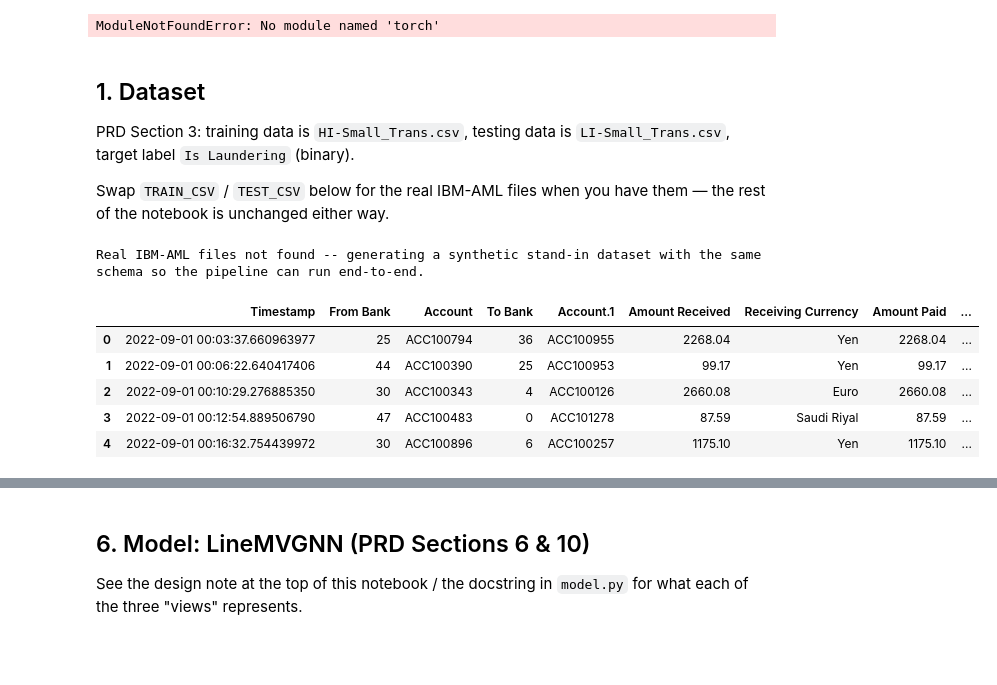
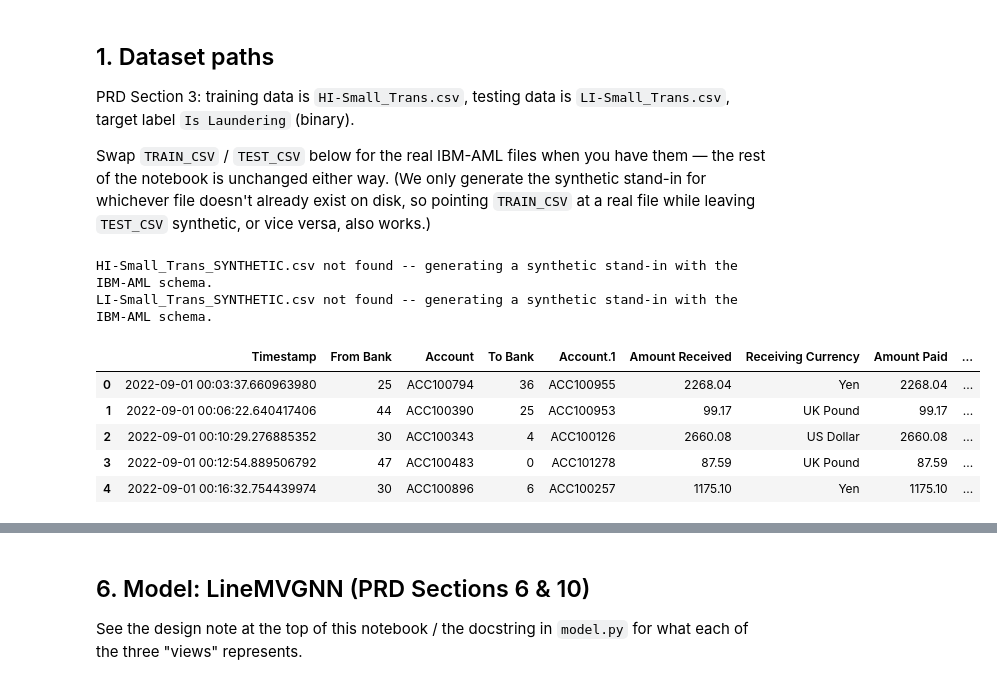
Before and after one commit to Aaditya165/AML-Anomaly-Detection, a Jupyter notebook: notebooks/aml_gnn_pipeline.ipynb, the cells around one changed output, grey strips where cells are left out. Drawn from its saved outputs; the diff is of its cells as text; code cells hidden in the pictures; blank space fills up the shorter version.

```diff
--- a/notebooks/aml_gnn_pipeline.ipynb
+++ b/notebooks/aml_gnn_pipeline.ipynb
@@ -45,54 +61,57 @@ full breakdown of where the run actually spent its time.
 # If a package is missing in your environment, uncomment:
 # !pip install torch torch_geometric networkit pandas numpy scikit-learn plotly streamlit nbformat
 
+import gc
 import time
 import numpy as np
 import pandas as pd
 import torch
 import plotly.express as px
 
+from timing_utils import reset_timing_log, print_timing_report, plot_timing_breakdown, save_timing_log
+from synthetic_data import generate_synthetic_transactions
+from data_processing import load_and_clean, vocab_sizes
+from graph_construction import build_transaction_graph
+from feature_engineering import engineer_all_features
+from pyg_export import build_pyg_data, NUMERIC_FEATURE_COLUMNS
+from neighbor_sampling import SimpleNeighborLoader
+from model import LineMVGNN
+from train import train_model, run_inference, compute_classification_metrics, print_metrics_report
+from aggregation import build_transaction_view, aggregate_accounts
 
-from src.synthetic_data import generate_synthetic_transactions
-from src.data_processing import load_and_clean, vocab_sizes
-from src.graph_construction import build_transaction_graph
-from src.feature_engineering import engineer_all_features
-from src.pyg_export import build_pyg_data, NUMERIC_FEATURE_COLUMNS
-from src.model import LineMVGNN
-from src.train import train_model, run_inference, compute_classification_metrics, print_metrics_report
-from src.aggregation import build_transaction_view, aggregate_accounts
-
-
+reset_timing_log()
 torch.manual_seed(0)
 np.random.seed(0)
-# %% [output]
-ModuleNotFoundError: No module named 'torch'
 # %% [markdown]
-## 1. Dataset
+## 1. Dataset paths
 
 PRD Section 3: training data is `HI-Small_Trans.csv`, testing data is
 `LI-Small_Trans.csv`, target label `Is Laundering` (binary).
 
 Swap `TRAIN_CSV` / `TEST_CSV` below for the real IBM-AML files when you
-have them — the rest of the notebook is unchanged either way.
+have them — the rest of the notebook is unchanged either way. (We only
+generate the synthetic stand-in for whichever file doesn't already exist
+on disk, so pointing `TRAIN_CSV` at a real file while leaving `TEST_CSV`
+synthetic, or vice versa, also works.)
 # %%
-TRAIN_CSV = "data/HI-Small_Trans.csv"
-TEST_CSV = "data/LI-Small_Trans.csv"
+TRAIN_CSV = "HI-Small_Trans_SYNTHETIC.csv"   # <-- point at the real HI-Small_Trans.csv when available
+TEST_CSV = "LI-Small_Trans_SYNTHETIC.csv"    # <-- point at the real LI-Small_Trans.csv when available
 
 import os
-if not (os.path.exists(TRAIN_CSV) and os.path.exists(TEST_CSV)):
-    print("Real IBM-AML files not found -- generating a synthetic stand-in dataset "
-          "with the same schema so the pipeline can run end-to-end.")
-    generate_synthetic_transactions(n_accounts=1500, n_transactions=40000, seed=42)\
-        .to_csv(TRAIN_CSV, index=False)
-    generate_synthetic_transactions(n_accounts=1200, n_transactions=15000, seed=99)\
-        .to_csv(TEST_CSV, index=False)
+if not os.path.exists(TRAIN_CSV):
+    print(f"{TRAIN_CSV} not found -- generating a synthetic stand-in with the IBM-AML schema.")
+    generate_synthetic_transactions(n_accounts=1500, n_transactions=40000, seed=42).to_csv(TRAIN_CSV, index=False)
+if not os.path.exists(TEST_CSV):
+    print(f"{TEST_CSV} not found -- generating a synthetic stand-in with the IBM-AML schema.")
+    generate_synthetic_transactions(n_accounts=1200, n_transactions=15000, seed=99).to_csv(TEST_CSV, index=False)
 
-pd.read_csv(TRAIN_CSV).head()
+pd.read_csv(TRAIN_CSV, nrows=5)
 # %% [output]
-Real IBM-AML files not found -- generating a synthetic stand-in dataset with the same schema so the pipeline can run end-to-end.
+HI-Small_Trans_SYNTHETIC.csv not found -- generating a synthetic stand-in with the IBM-AML schema.
+LI-Small_Trans_SYNTHETIC.csv not found -- generating a synthetic stand-in with the IBM-AML schema.
 |  | Timestamp | From Bank | Account | To Bank | Account.1 | Amount Received | Receiving Currency | Amount Paid | ... |
-| 0 | 2022-09-01 00:03:37.660963977 | 25 | ACC100794 | 36 | ACC100955 | 2268.04 | Yen | 2268.04 | ... |
-| 1 | 2022-09-01 00:06:22.640417406 | 44 | ACC100390 | 25 | ACC100953 | 99.17 | Yen | 99.17 | ... |
-| 2 | 2022-09-01 00:10:29.276885350 | 30 | ACC100343 | 4 | ACC100126 | 2660.08 | Euro | 2660.08 | ... |
-| 3 | 2022-09-01 00:12:54.889506790 | 47 | ACC100483 | 0 | ACC101278 | 87.59 | Saudi Riyal | 87.59 | ... |
-| 4 | 2022-09-01 00:16:32.754439972 | 30 | ACC100896 | 6 | ACC100257 | 1175.10 | Yen | 1175.10 | ... |
+| 0 | 2022-09-01 00:03:37.660963980 | 25 | ACC100794 | 36 | ACC100955 | 2268.04 | Yen | 2268.04 | ... |
+| 1 | 2022-09-01 00:06:22.640417406 | 44 | ACC100390 | 25 | ACC100953 | 99.17 | UK Pound | 99.17 | ... |
+| 2 | 2022-09-01 00:10:29.276885352 | 30 | ACC100343 | 4 | ACC100126 | 2660.08 | US Dollar | 2660.08 | ... |
+| 3 | 2022-09-01 00:12:54.889506792 | 47 | ACC100483 | 0 | ACC101278 | 87.59 | UK Pound | 87.59 | ... |
+| 4 | 2022-09-01 00:16:32.754439974 | 30 | ACC100896 | 6 | ACC100257 | 1175.10 | Yen | 1175.10 | ... |
```
Also changed, not shown: parts of 30 cells of this notebook, 3 other files.
